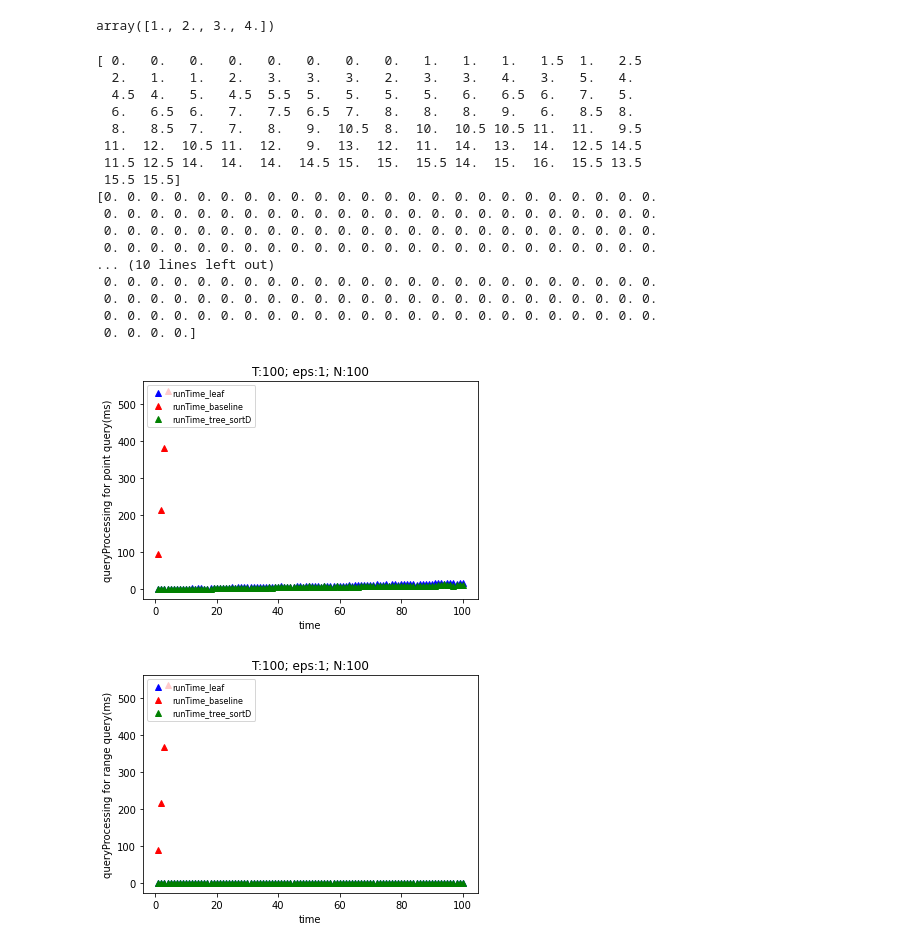
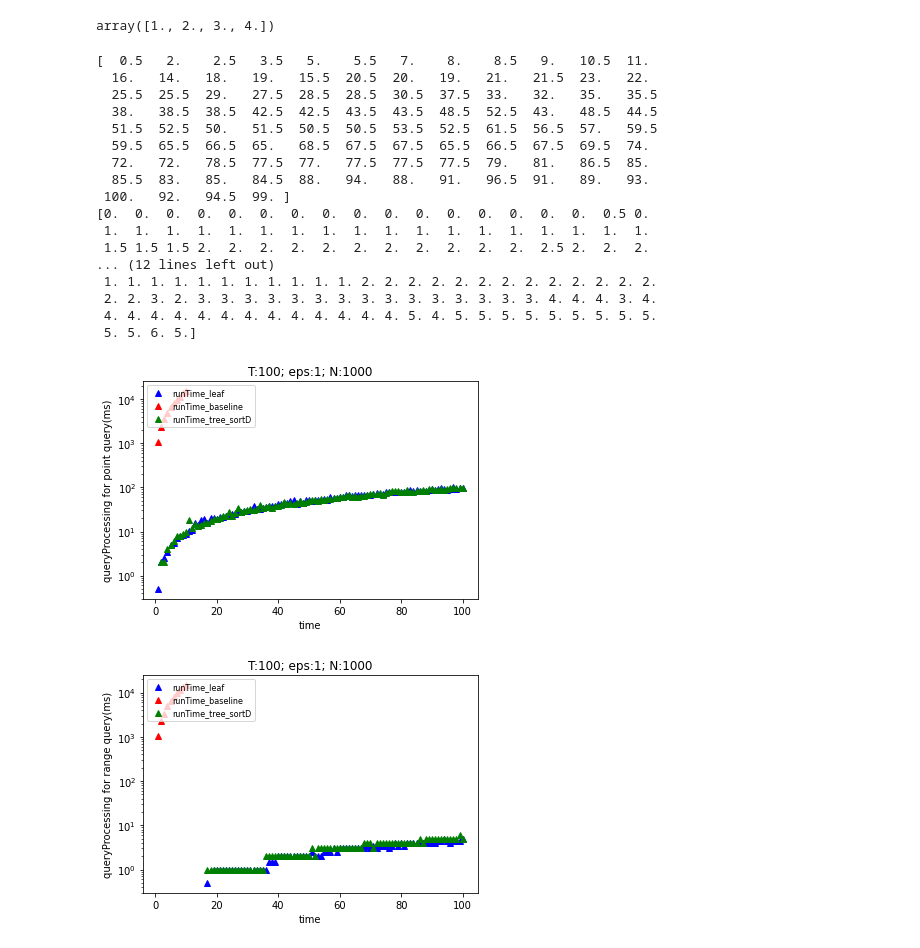
Before and after one commit to ypzhang725/Longshot, a Jupyter notebook: emp-sh2pc/resultsEMP/EMP.ipynb, the cells around one changed output. Cells and saved outputs as stored; diff of their text form; code cells hidden in the pictures.

```diff
--- a/emp-sh2pc/resultsEMP/EMP.ipynb
+++ b/emp-sh2pc/resultsEMP/EMP.ipynb
@@ -240,7 +240,7 @@ array([1., 2., 3., 4.])
 # %%
 def plotQuery(T, arrayLeaf, arrayTree_baseline, arrayTree_sortD, xlable, ylable, title):
     xpoints = np.linspace(1, T, T, endpoint=True)
-    x1points = np.linspace(1, 4, 4, endpoint=True)
+    x1points = np.linspace(1, 10, 10, endpoint=True)
     y1points = arrayLeaf
     y2points = arrayTree_baseline
     y3points = arrayTree_sortD
@@ -253,9 +253,10 @@ def plotQuery(T, arrayLeaf, arrayTree_baseline, arrayTree_sortD, xlable, ylable,
     plt.xlabel(xlable)
     plt.ylabel(ylable)
     plt.legend(loc="upper left", prop={'size': 8})
+    plt.yscale('log',base=10)
 
     plt.title(title)
-    plt.savefig("plots/Q1-1-"+ylable+"-"+title+".png", bbox_inches='tight')
+    plt.savefig("plots100-1000/Q1-1-"+ylable+"-"+title+".png", bbox_inches='tight')
     plt.show()
 # %%
 def plotQ11(T, eps, N):
@@ -264,7 +265,7 @@ def plotQ11(T, eps, N):
     eps_string = str(eps)+","
     N_string = str(N)
     fileNameLeaf = "leafbin40_ss1.txt,"+T_string+eps_string+N_string+";2.txt"
-    fileNameBaseline = "baselinebin40_ss1.txt,"+"4,"+eps_string+N_string+";2.txt"
+    fileNameBaseline = "baselinebin40_ss1.txt,"+"10,"+eps_string+N_string+";2.txt"
     fileNameTreeSortD = "treebin40_ss1.txt,"+T_string+eps_string+N_string+",2;0.txt"
 
     # read files, parse and return mean
@@ -294,34 +295,34 @@ def plotQ11(T, eps, N):
 # %%
 # Q1-runtime: EMP
 # x axis: T
 # y axis: query processing time for baseline and DP structure appoaches
 T = 100
 eps = 1
-N = 100  # bigger N 1000, 10000
+N = 1000  # bigger N 1000, 10000
 plotQ11(T, eps, N)
 #todo: average time/query; label, fix x axis
 # baseline: 10 T
 # DP structure larger T constant 1000
 # %% [output]
-[ 0.   0.   0.   0.   0.   0.   0.   0.   1.   1.   1.   1.5  1.   2.5
-  2.   1.   1.   2.   3.   3.   3.   2.   3.   3.   4.   3.   5.   4.
-  4.5  4.   5.   4.5  5.5  5.   5.   5.   5.   6.   6.5  6.   7.   5.
-  6.   6.5  6.   7.   7.5  6.5  7.   8.   8.   8.   9.   6.   8.5  8.
-  8.   8.5  7.   7.   8.   9.  10.5  8.  10.  10.5 10.5 11.  11.   9.5
- 11.  12.  10.5 11.  12.   9.  13.  12.  11.  14.  13.  14.  12.5 14.5
- 11.5 12.5 14.  14.  14.  14.5 15.  15.  15.5 14.  15.  16.  15.5 13.5
- 15.5 15.5]
-[0. 0. 0. 0. 0. 0. 0. 0. 0. 0. 0. 0. 0. 0. 0. 0. 0. 0. 0. 0. 0. 0. 0. 0.
- 0. 0. 0. 0. 0. 0. 0. 0. 0. 0. 0. 0. 0. 0. 0. 0. 0. 0. 0. 0. 0. 0. 0. 0.
- 0. 0. 0. 0. 0. 0. 0. 0. 0. 0. 0. 0. 0. 0. 0. 0. 0. 0. 0. 0. 0. 0. 0. 0.
- 0. 0. 0. 0. 0. 0. 0. 0. 0. 0. 0. 0. 0. 0. 0. 0. 0. 0. 0. 0. 0. 0. 0. 0.
-... (10 lines left out)
- 0. 0. 0. 0. 0. 0. 0. 0. 0. 0. 0. 0. 0. 0. 0. 0. 0. 0. 0. 0. 0. 0. 0. 0.
- 0. 0. 0. 0. 0. 0. 0. 0. 0. 0. 0. 0. 0. 0. 0. 0. 0. 0. 0. 0. 0. 0. 0. 0.
- 0. 0. 0. 0. 0. 0. 0. 0. 0. 0. 0. 0. 0. 0. 0. 0. 0. 0. 0. 0. 0. 0. 0. 0.
- 0. 0. 0. 0.]
+[  0.5   2.    2.5   3.5   5.    5.5   7.    8.    8.5   9.   10.5  11.
+  16.   14.   18.   19.   15.5  20.5  20.   19.   21.   21.5  23.   22.
+  25.5  25.5  29.   27.5  28.5  28.5  30.5  37.5  33.   32.   35.   35.5
+  38.   38.5  38.5  42.5  42.5  43.5  43.5  48.5  52.5  43.   48.5  44.5
+  51.5  52.5  50.   51.5  50.5  50.5  53.5  52.5  61.5  56.5  57.   59.5
+  59.5  65.5  66.5  65.   68.5  67.5  67.5  65.5  66.5  67.5  69.5  74.
+  72.   72.   78.5  77.5  77.   77.5  77.5  77.5  79.   81.   86.5  85.
+  85.5  83.   85.   84.5  88.   94.   88.   91.   96.5  91.   89.   93.
+ 100.   92.   94.5  99. ]
+[0.  0.  0.  0.  0.  0.  0.  0.  0.  0.  0.  0.  0.  0.  0.  0.  0.5 0.
+ 1.  1.  1.  1.  1.  1.  1.  1.  1.  1.  1.  1.  1.  1.  1.  1.  1.  1.
+ 1.5 1.5 1.5 2.  2.  2.  2.  2.  2.  2.  2.  2.  2.  2.  2.5 2.  2.  2.
+... (12 lines left out)
+ 1. 1. 1. 1. 1. 1. 1. 1. 1. 1. 1. 2. 2. 2. 2. 2. 2. 2. 2. 2. 2. 2. 2. 2.
+ 2. 2. 3. 2. 3. 3. 3. 3. 3. 3. 3. 3. 3. 3. 3. 3. 3. 3. 3. 4. 4. 4. 3. 4.
+ 4. 4. 4. 4. 4. 4. 4. 4. 4. 4. 4. 4. 4. 5. 4. 5. 5. 5. 5. 5. 5. 5. 5. 5.
+ 5. 5. 6. 5.]
-[figure, old version]
+[figure, new version]
-[figure, old version]
+[figure, new version]
 # %%
 def plotDPSeperate(T, arrayLeaf, arrayTree_sortSubroot, arrayTree_sortD, xlable, ylable, title):
     xpoints = np.linspace(1, T, T, endpoint=True)
```
Also changed, not shown: parts of 7 cells of this notebook, 32 other files.
